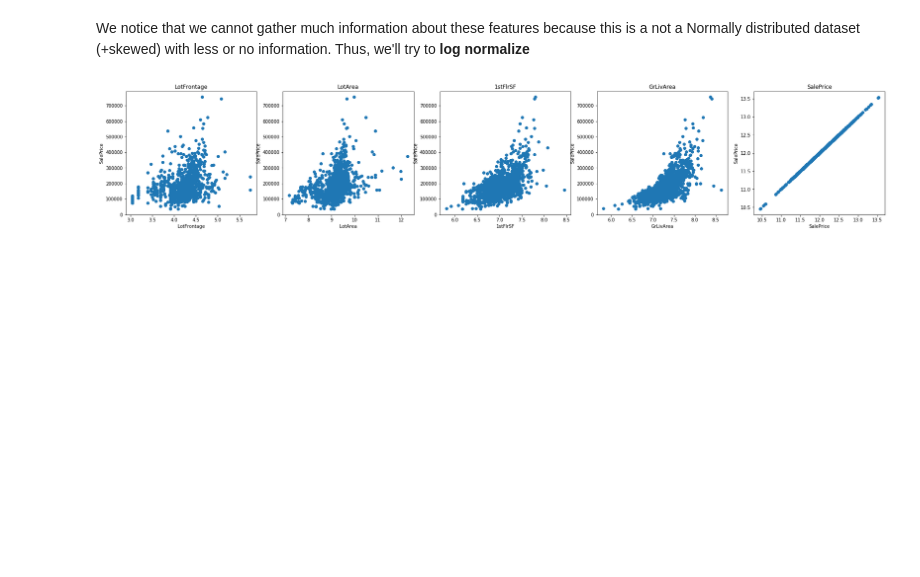
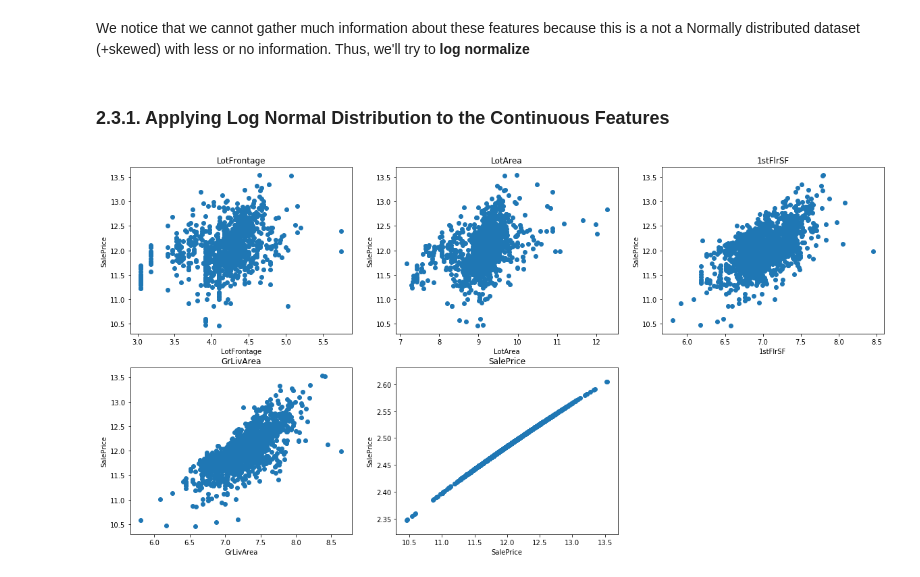
Before and after one commit to ParthikB/Data_Science, a Jupyter notebook: analysis.ipynb, the cells around one changed output. Cells and saved outputs as stored; diff of their text form; code cells hidden in the pictures; blank space fills up the shorter version.

```diff
--- a/analysis.ipynb
+++ b/analysis.ipynb
@@ -235,22 +243,24 @@ for idx, f in enumerate(continuous_features):
 [figure]
 # %% [markdown]
 We notice that we cannot gather much information about these features because this is a not a Normally distributed dataset (+skewed) with less or no information. Thus, we'll try to **log normalize**
+# %% [markdown]
+### 2.3.1. Applying **Log Normal Distribution** to the Continuous Features
 # %%
-plt.figure(figsize=(30, 5))
+plt.figure(figsize=(20, 10))
 
 idx = 0
 for f in continuous_features:
     data = dataset.copy()
 
     if not 0 in data[f].unique(): # We skip the features that have any 0 values because, log(0) = -inf
         data[f] = np.log(data[f])
 
-        plt.subplot(1, 5, idx+1)
+        plt.subplot(2, 3, idx+1)
 #         data[f].hist(bins=25)
-        plt.scatter(data[f], data['SalePrice'])
+        plt.scatter(data[f], np.log(data['SalePrice']))
         plt.xlabel(f)
         plt.ylabel('SalePrice')
         plt.title(f)
         idx += 1
 # %% [output]
-[figure, old version]
+[figure, new version]
```
Also changed, not shown: parts of 14 cells of this notebook.
